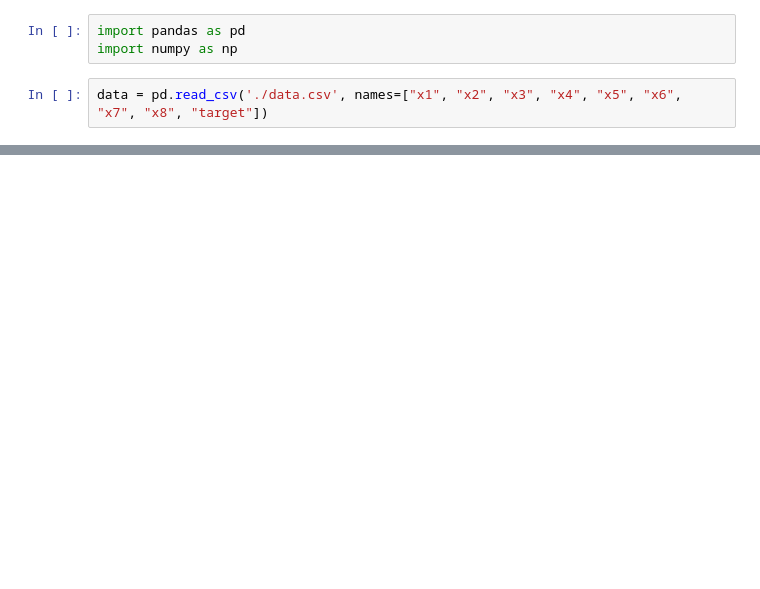
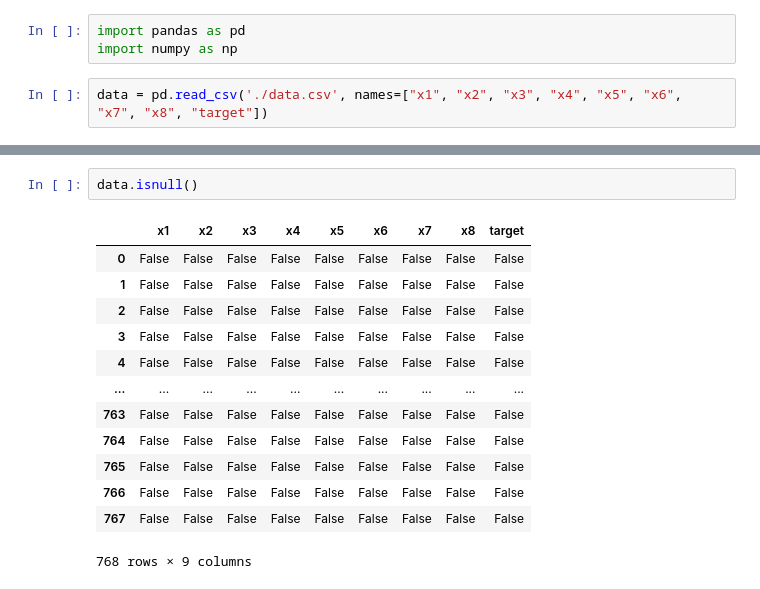
Before and after one commit to MohammadMahdiS/ML_Intro_Project, a Jupyter notebook: 11/11.ipynb, the cells around one changed output, grey strips where cells are left out. Drawn from its saved outputs; the diff is of its cells as text; blank space fills up the shorter version.

```diff
--- a/11/11.ipynb
+++ b/11/11.ipynb
@@ -21,0 +22,16 @@ data
+# %%
+data.isnull()
+# %% [output]
+|  | x1 | x2 | x3 | x4 | x5 | x6 | x7 | x8 | target |
+| 0 | False | False | False | False | False | False | False | False | False |
+| 1 | False | False | False | False | False | False | False | False | False |
+| 2 | False | False | False | False | False | False | False | False | False |
+| 3 | False | False | False | False | False | False | False | False | False |
+| 4 | False | False | False | False | False | False | False | False | False |
+| ... | ... | ... | ... | ... | ... | ... | ... | ... | ... |
+| 763 | False | False | False | False | False | False | False | False | False |
+| 764 | False | False | False | False | False | False | False | False | False |
+| 765 | False | False | False | False | False | False | False | False | False |
+| 766 | False | False | False | False | False | False | False | False | False |
+| 767 | False | False | False | False | False | False | False | False | False |
+768 rows × 9 columns
```
Also changed, not shown: parts of 21 cells of this notebook, 9 other files.
